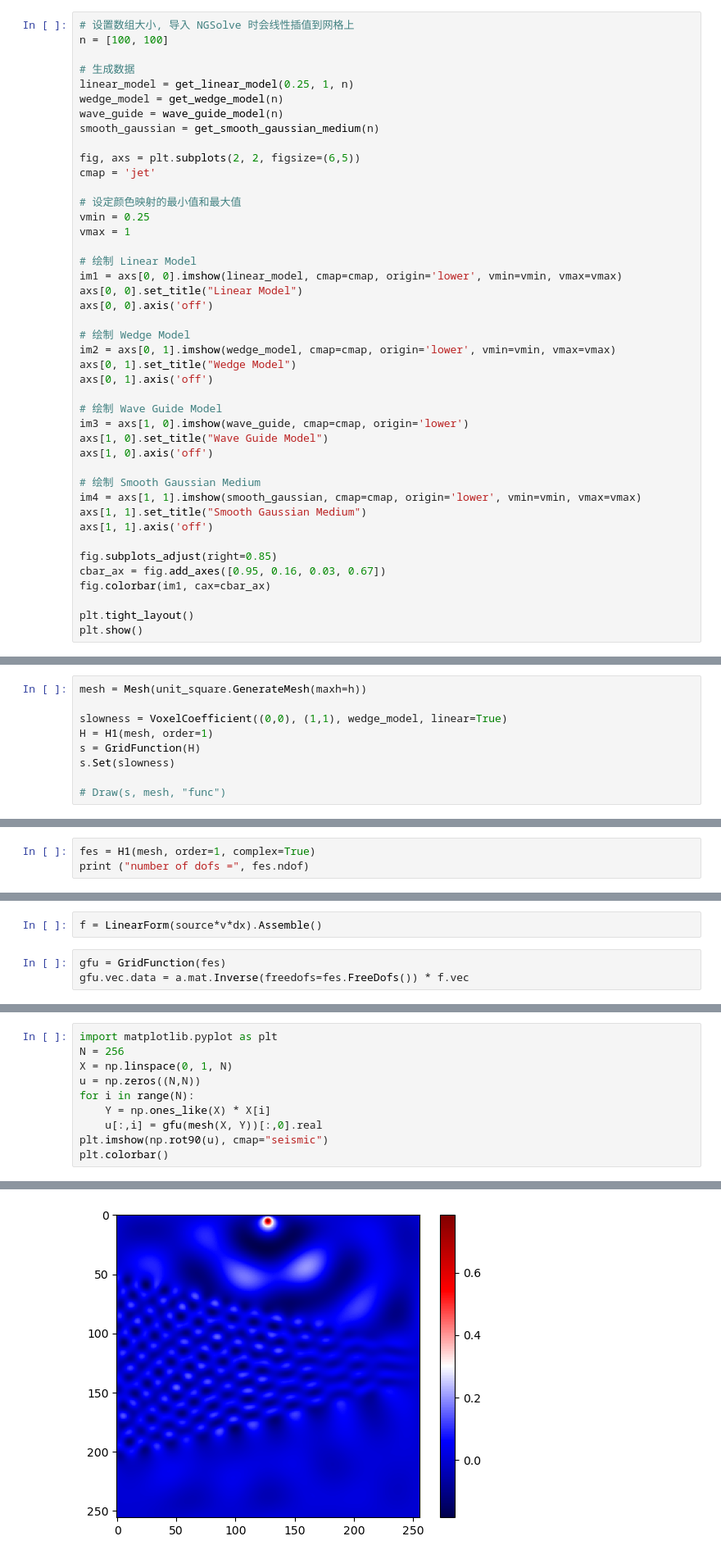
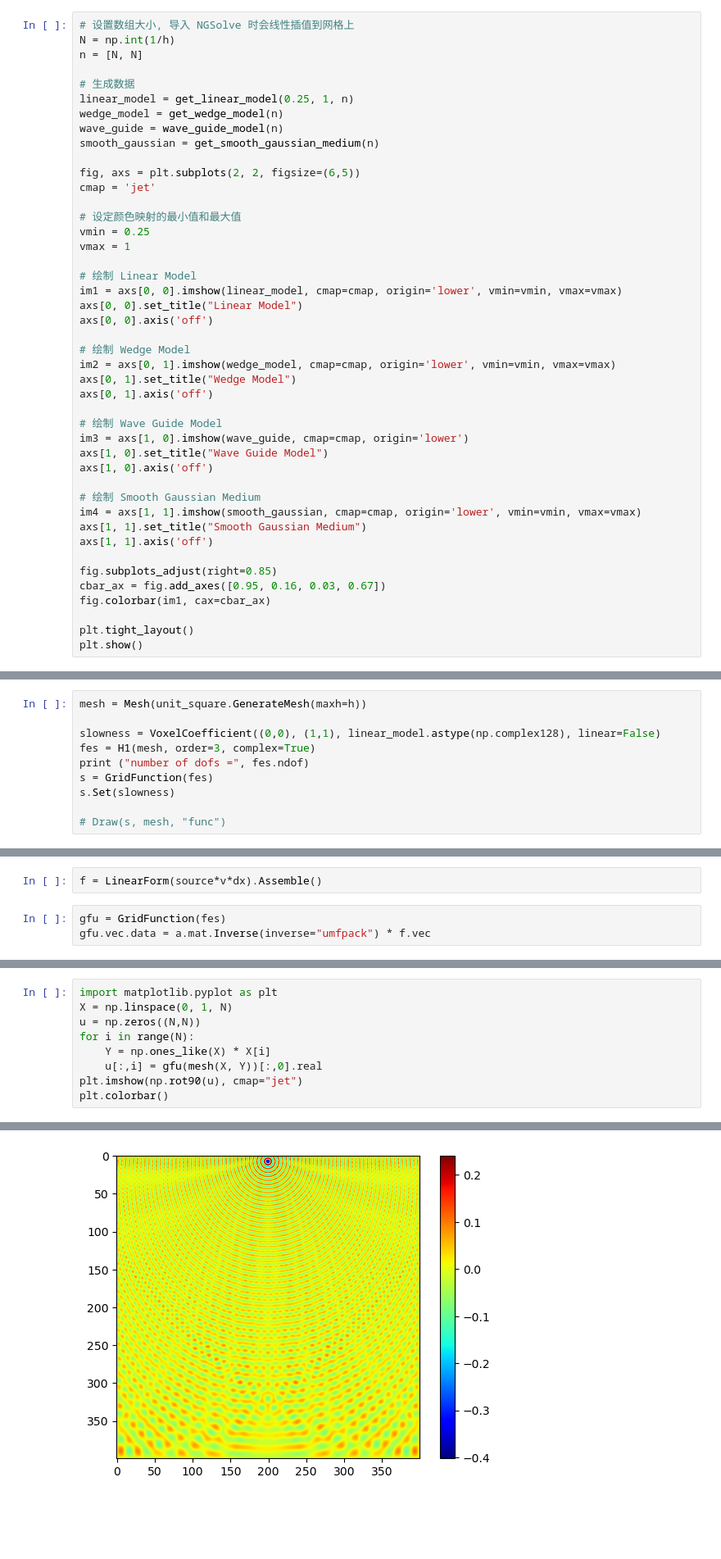
Before and after one commit to cuichen1996/LearnNGSolve, a Jupyter notebook: Helmholtz/3 heterogenous.ipynb, the cells around one changed output, grey strips where cells are left out. Shown at 82% size. Drawn from its saved outputs; the diff is of its cells as text; blank space fills up the shorter version.

```diff
--- a/Helmholtz/3 heterogenous.ipynb
+++ b/Helmholtz/3 heterogenous.ipynb
@@ -88,7 +88,8 @@ def get_smooth_gaussian_medium(n):
     return np.rot90(kappa_squared)
 # %%
 # 设置数组大小, 导入 NGSolve 时会线性插值到网格上
-n = [100, 100]
+N = np.int(1/h)
+n = [N, N]
 
 # 生成数据
 linear_model = get_linear_model(0.25, 1, n)
@@ -148,9 +151,10 @@ VoxelCoefficient(...) method of builtins.PyCapsule instance
 # %%
 mesh = Mesh(unit_square.GenerateMesh(maxh=h))
 
-slowness = VoxelCoefficient((0,0), (1,1), wedge_model, linear=True)
-H = H1(mesh, order=1)
-s = GridFunction(H)
+slowness = VoxelCoefficient((0,0), (1,1), linear_model.astype(np.complex128), linear=False)
+fes = H1(mesh, order=3, complex=True)
+print ("number of dofs =", fes.ndof)
+s = GridFunction(fes)
 s.Set(slowness)
 
 # Draw(s, mesh, "func")
@@ -160,3 +162,0 @@ BaseWebGuiScene
-# %%
-fes = H1(mesh, order=1, complex=True)
-print ("number of dofs =", fes.ndof)
@@ -179,4 +177,4 @@ source = (1/h**2)*exp(-(300**2)*((x-0.5)**2 + (y-0.98)**2))
 f = LinearForm(source*v*dx).Assemble()
 # %%
 gfu = GridFunction(fes)
-gfu.vec.data = a.mat.Inverse(freedofs=fes.FreeDofs()) * f.vec
+gfu.vec.data = a.mat.Inverse(inverse="umfpack") * f.vec
@@ -183,13 +207,12 @@ gfu.vec.data = a.mat.Inverse(freedofs=fes.FreeDofs()) * f.vec
 # %%
 import matplotlib.pyplot as plt
-N = 256
 X = np.linspace(0, 1, N)
 u = np.zeros((N,N))
 for i in range(N):
     Y = np.ones_like(X) * X[i]
     u[:,i] = gfu(mesh(X, Y))[:,0].real
-plt.imshow(np.rot90(u), cmap="seismic")
+plt.imshow(np.rot90(u), cmap="jet")
 plt.colorbar()
 # %% [output]
 <matplotlib.colorbar.Colorbar at 0x...>
-[figure, old version]
+[figure, new version]
```
Also changed, not shown: parts of 7 cells of this notebook.
